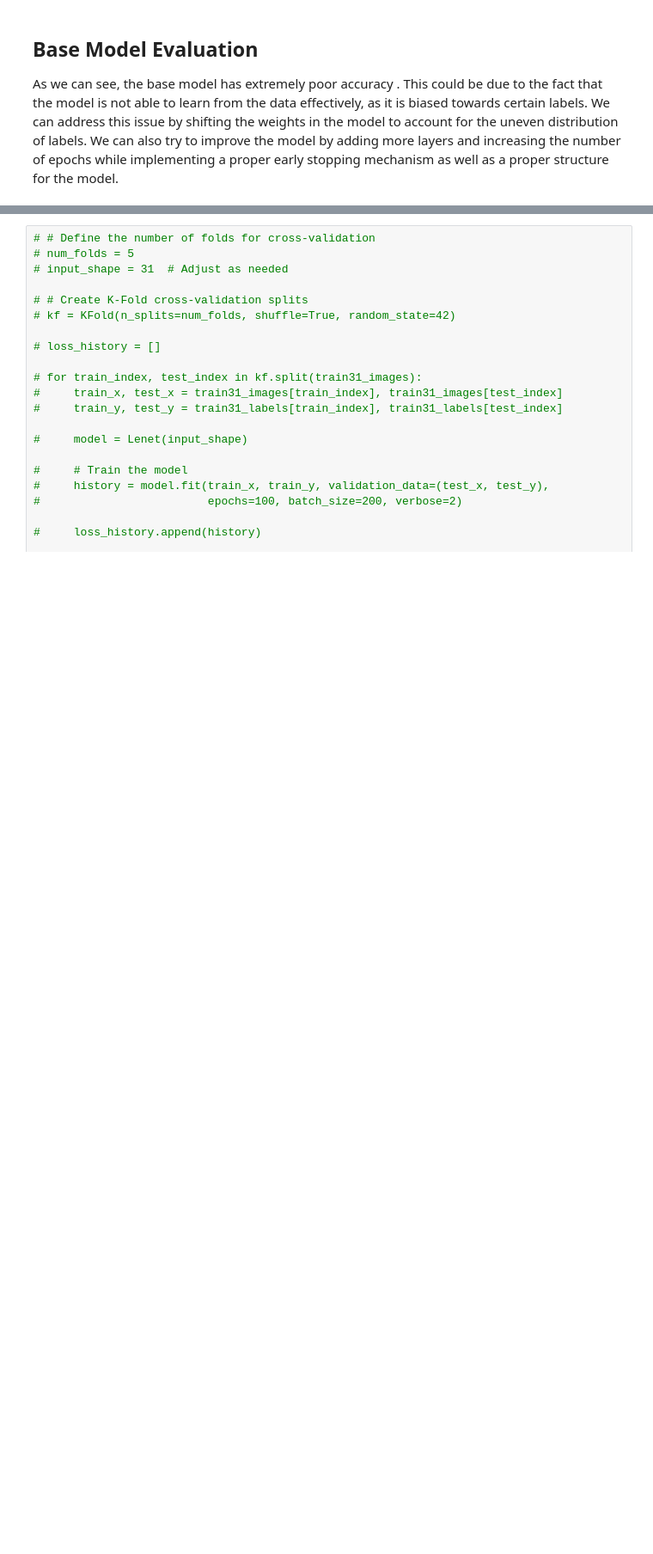
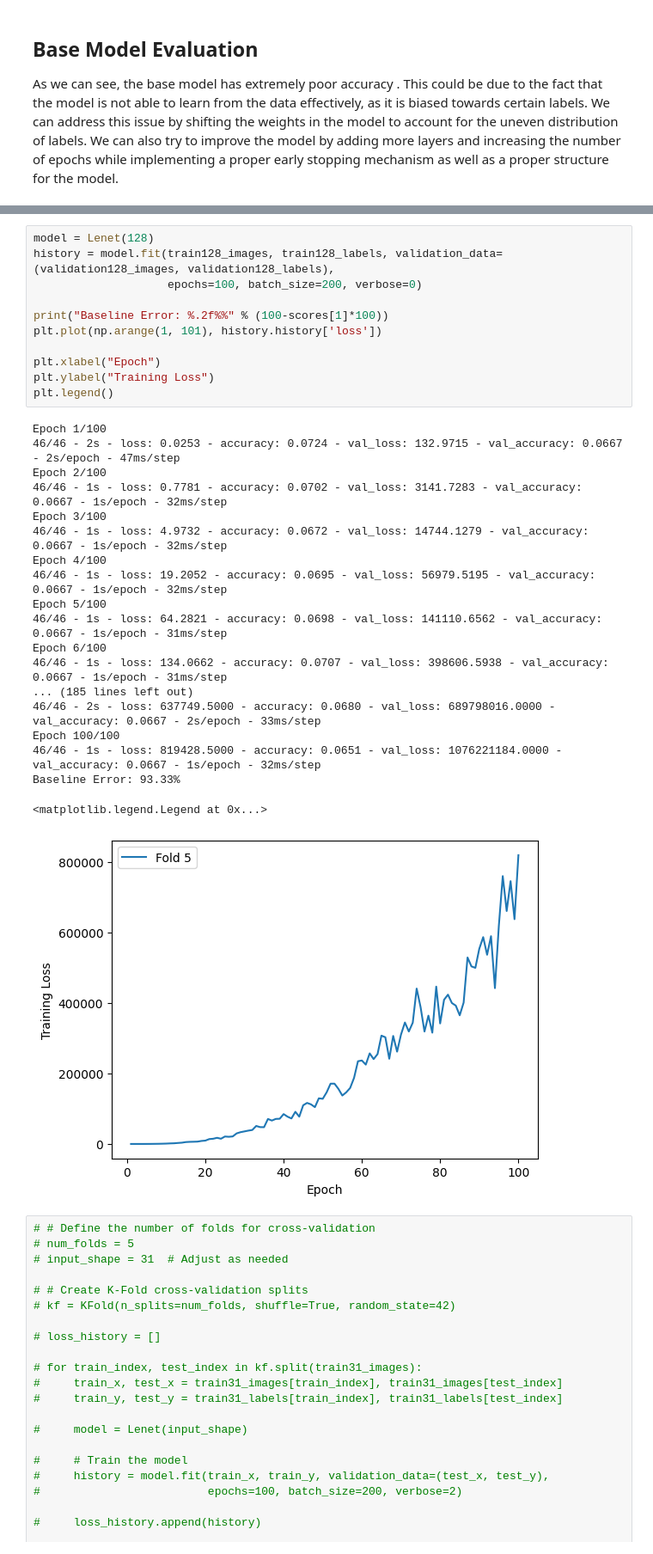
Before and after one commit to Grobbina/DELE, a Jupyter notebook: CNN.ipynb, the cells around one changed output, grey strips where cells are left out. Shown at 86% size. Drawn from its saved outputs; the diff is of its cells as text; blank space fills up the shorter version.

```diff
--- a/CNN.ipynb
+++ b/CNN.ipynb
@@ -333,3 +395,34 @@ Baseline Error: 93.33%
+# %%
+model = Lenet(128)
+history = model.fit(train128_images, train128_labels, validation_data=(validation128_images, validation128_labels),
+                    epochs=100, batch_size=200, verbose=0)
+
+print("Baseline Error: %.2f%%" % (100-scores[1]*100))
+plt.plot(np.arange(1, 101), history.history['loss'])
+
+plt.xlabel("Epoch")
+plt.ylabel("Training Loss")
+plt.legend()
+# %% [output]
+Epoch 1/100
+46/46 - 2s - loss: 0.0253 - accuracy: 0.0724 - val_loss: 132.9715 - val_accuracy: 0.0667 - 2s/epoch - 47ms/step
+Epoch 2/100
+46/46 - 1s - loss: 0.7781 - accuracy: 0.0702 - val_loss: 3141.7283 - val_accuracy: 0.0667 - 1s/epoch - 32ms/step
+Epoch 3/100
+46/46 - 1s - loss: 4.9732 - accuracy: 0.0672 - val_loss: 14744.1279 - val_accuracy: 0.0667 - 1s/epoch - 32ms/step
+Epoch 4/100
+46/46 - 1s - loss: 19.2052 - accuracy: 0.0695 - val_loss: 56979.5195 - val_accuracy: 0.0667 - 1s/epoch - 32ms/step
+Epoch 5/100
+46/46 - 1s - loss: 64.2821 - accuracy: 0.0698 - val_loss: 141110.6562 - val_accuracy: 0.0667 - 1s/epoch - 31ms/step
+Epoch 6/100
+46/46 - 1s - loss: 134.0662 - accuracy: 0.0707 - val_loss: 398606.5938 - val_accuracy: 0.0667 - 1s/epoch - 31ms/step
+... (185 lines left out)
+46/46 - 2s - loss: 637749.5000 - accuracy: 0.0680 - val_loss: 689798016.0000 - val_accuracy: 0.0667 - 2s/epoch - 33ms/step
+Epoch 100/100
+46/46 - 1s - loss: 819428.5000 - accuracy: 0.0651 - val_loss: 1076221184.0000 - val_accuracy: 0.0667 - 1s/epoch - 32ms/step
+Baseline Error: 93.33%
+<matplotlib.legend.Legend at 0x...>
+[figure, added]
 # %%
 # # Define the number of folds for cross-validation
 # num_folds = 5
```
Also changed, not shown: parts of 4 cells of this notebook.
